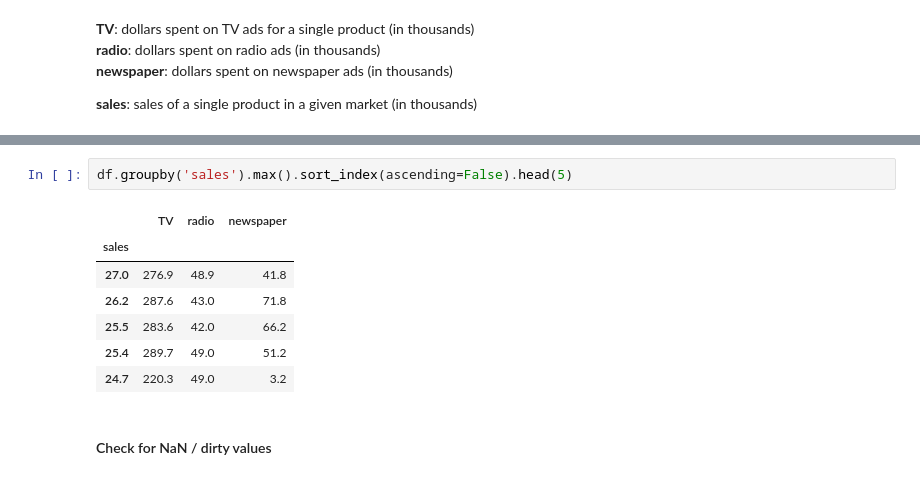
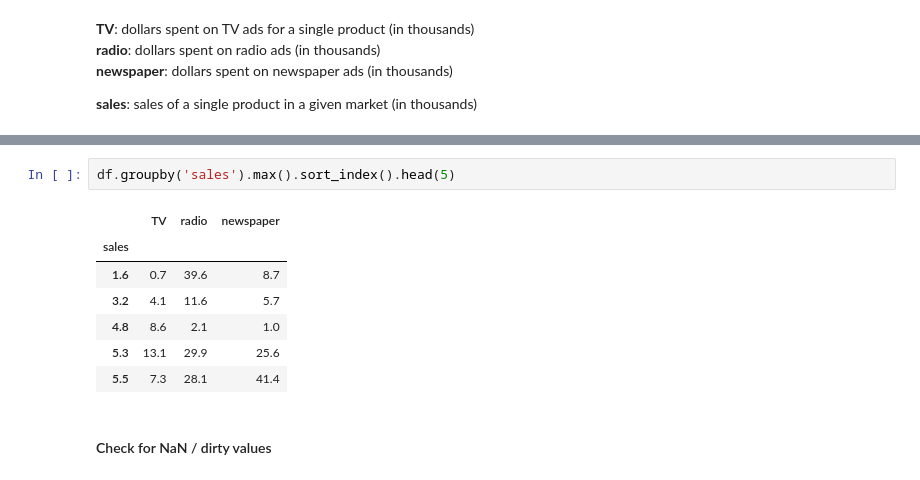
Before and after one commit to ProgressBG-Python-Course/Ind-MLwithPython-Labs, a Jupyter notebook: notebooks/linear_models_for_classification_and_regression/linear_models_for_classification_and_regression (Advertising Demo).ipynb, the cells around one changed output, grey strips where cells are left out. Drawn from its saved outputs; the diff is of its cells as text.

```diff
--- a/notebooks/linear_models_for_classification_and_regression/linear_models_for_classification_and_regression (Advertising Demo).ipynb
+++ b/notebooks/linear_models_for_classification_and_regression/linear_models_for_classification_and_regression (Advertising Demo).ipynb
@@ -47,13 +60,13 @@ print(df.shape)
 # %%
-df.groupby('sales').max().sort_index(ascending=False).head(5)
+df.groupby('sales').max().sort_index().head(5)
 # %% [output]
 |  | TV | radio | newspaper |
 | sales |  |  |  |
-| 27.0 | 276.9 | 48.9 | 41.8 |
-| 26.2 | 287.6 | 43.0 | 71.8 |
-| 25.5 | 283.6 | 42.0 | 66.2 |
-| 25.4 | 289.7 | 49.0 | 51.2 |
-| 24.7 | 220.3 | 49.0 | 3.2 |
+| 1.6 | 0.7 | 39.6 | 8.7 |
+| 3.2 | 4.1 | 11.6 | 5.7 |
+| 4.8 | 8.6 | 2.1 | 1.0 |
+| 5.3 | 13.1 | 29.9 | 25.6 |
+| 5.5 | 7.3 | 28.1 | 41.4 |
 # %% [markdown]
 #### Check for NaN / dirty values
 # %%
```
Also changed, not shown: parts of 12 cells of this notebook, 2 other files.
